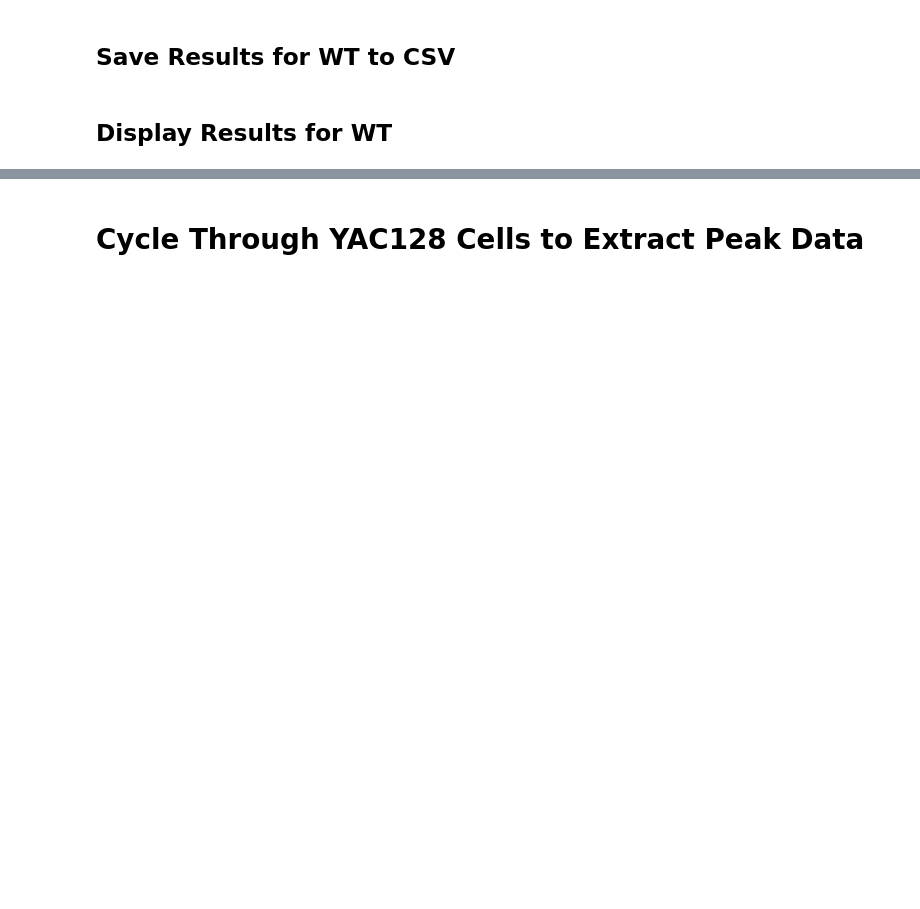
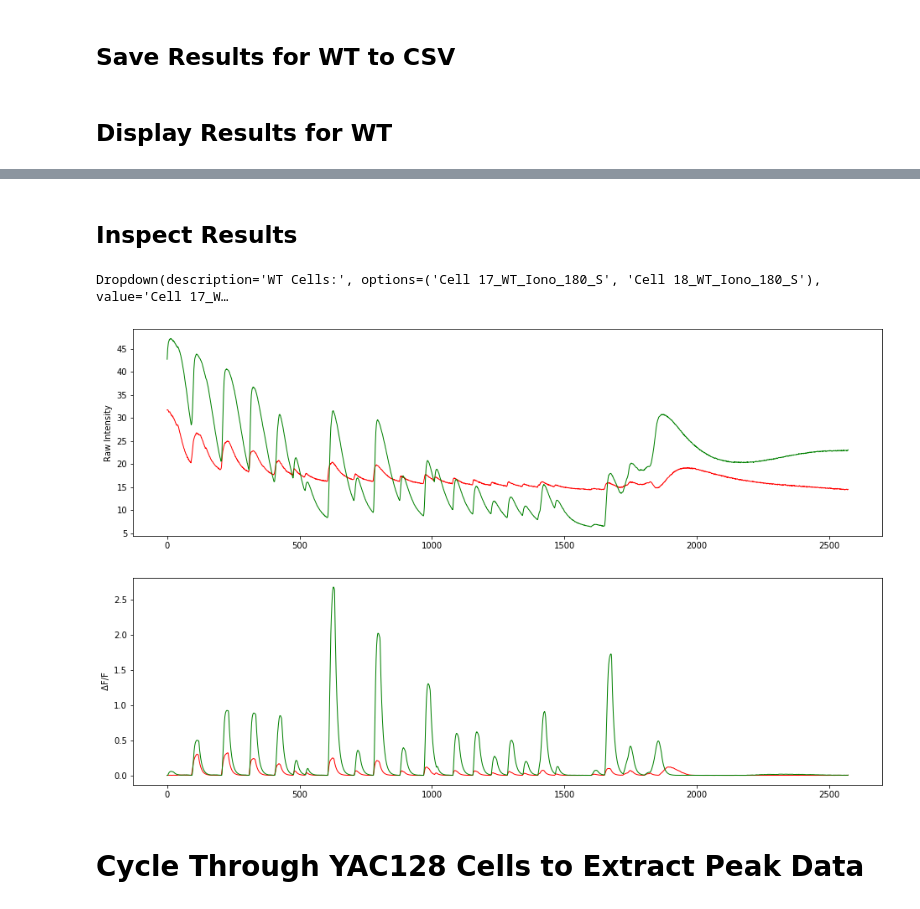
Before and after one commit to ubcbraincircuits/nuclear_cytosol_segmentation, a Jupyter notebook: python_notebook/ROI_Detection_Batch_V2.ipynb, the cells around one changed output, grey strips where cells are left out. Saved outputs shown, nothing was run; the diff lists cells and outputs as text; code cells hidden in the pictures; blank space fills up the shorter version.

Commit message:
Added plots for the traces

```diff
--- a/python_notebook/ROI_Detection_Batch_V2.ipynb
+++ b/python_notebook/ROI_Detection_Batch_V2.ipynb
@@ -555,8 +592,18 @@ WT_Stats = pd.DataFrame()
 WT_Shared_Peaks = pd.DataFrame()
 WT_GCaMP = pd.DataFrame()
 WT_RCaMP = pd.DataFrame()
+
+WT_GTrace = pd.DataFrame()
+WT_RTrace = pd.DataFrame()
+
+WT_GDFF = pd.DataFrame()
+WT_RDFF = pd.DataFrame()
+
 for cell in WT_Cells:
     gcamp, rcamp = Cell2Trace(path, cell)
+
+    WT_RTrace = WT_RTrace.append(pd.Series([cell, rcamp], name=cell))
+    WT_GTrace = WT_GTrace.append(pd.Series([cell, gcamp], name=cell))
 
     # Calculate df/f and perform NND
     dffG = deltaFOverF0(gcamp, HZ)
@@ -564,6 +611,11 @@ for cell in WT_Cells:
     dffR = deltaFOverF0(rcamp, HZ)
     dffR = nndSmooth(dffR, HZ, tau=1)
 
+
+
+    WT_RDFF = WT_RDFF.append(pd.Series([cell, dffR], name=cell))
+    WT_GDFF = WT_GDFF.append(pd.Series([cell, dffG], name=cell))
+
     cell_stats, peak_data, gcamp_peak_data, rcamp_peak_data= signal_analysis(cell, dffG, dffR, gcamp, rcamp)
 
     WT_Stats = WT_Stats.append(cell_stats, ignore_index=True)
@@ -587,3 +674,26 @@ display(WT_RCaMP)
+# %% [markdown]
+# <h2> Inspect Results
+# %%
+SelectWTCells = widgets.Dropdown(
+    options=WT_Cells,
+    value=WT_Cells[0],
+    description='WT Cells:',
+    disabled=False,
+)
+def on_change(change, results=results):
+    if change['name'] == 'value' and (change['new'] != change['old']):
+        clear_output()
+        display(SelectWTCells)
+        print(change['new'])
+        results(change['new'], WT_RTrace, WT_GTrace, WT_RDFF, WT_GDFF)
+
+
+display(SelectWTCells)
+results(WT_Cells[0], WT_RTrace, WT_GTrace, WT_RDFF, WT_GDFF)
+SelectWTCells.observe(on_change)
+# %% [output]
+Dropdown(description='WT Cells:', options=('Cell 17_WT_Iono_180_S', 'Cell 18_WT_Iono_180_S'), value='Cell 17_W…
+[figure, added]
 # %% [markdown]
 # <h> Cycle Through YAC128 Cells to Extract Peak Data
 # %%
```
Also changed, not shown: parts of 11 cells of this notebook.
